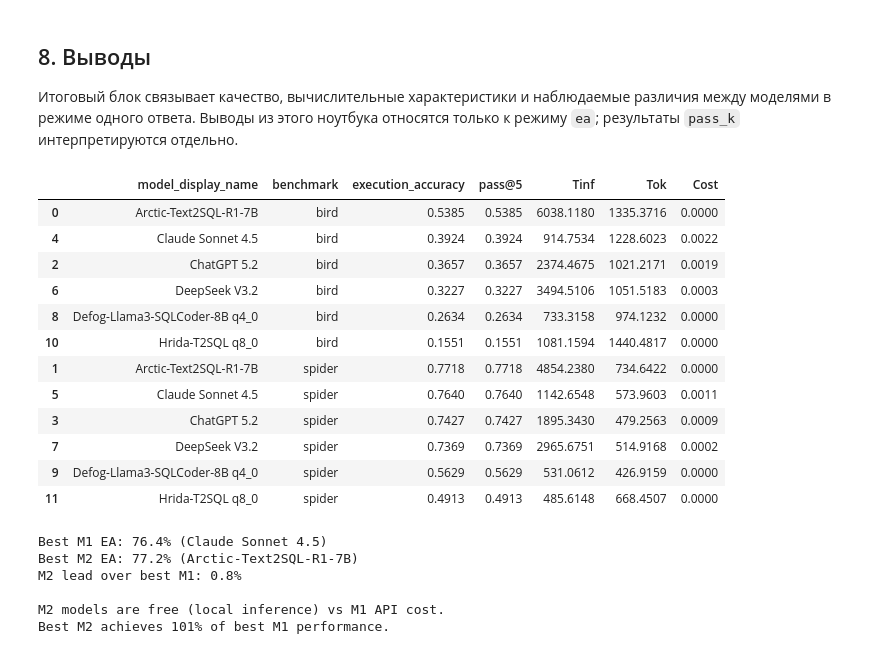
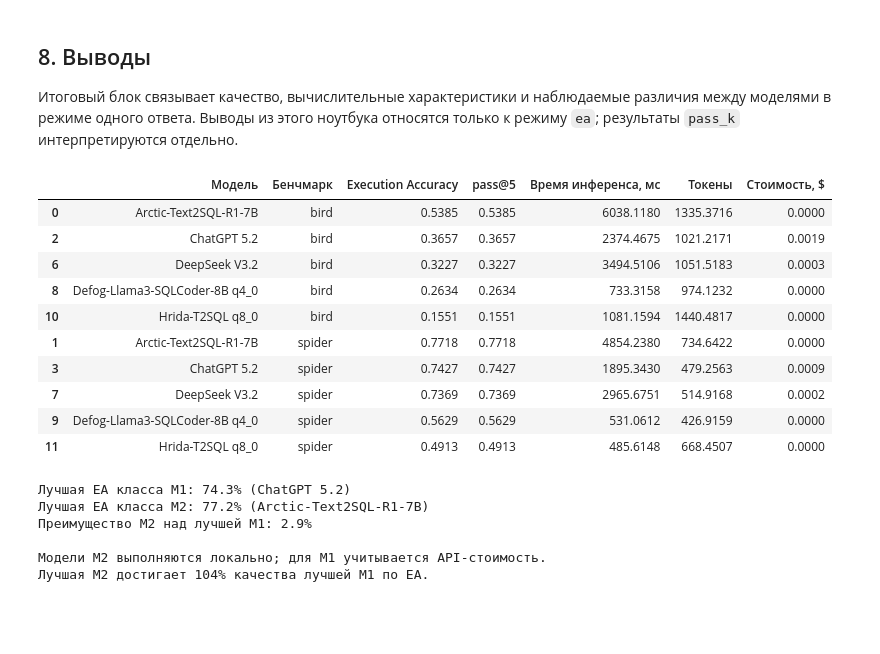
Before and after one commit to countrvl/vkr, a Jupyter notebook: nl2sql/notebooks/01_report_ea.ipynb, the cells around one changed output. Cells and saved outputs as stored; diff of their text form; code cells hidden in the pictures; blank space fills up the shorter version.

```diff
--- a/nl2sql/notebooks/01_report_ea.ipynb
+++ b/nl2sql/notebooks/01_report_ea.ipynb
@@ -884,77 +918,91 @@ else:
 Итоговый блок связывает качество, вычислительные характеристики и наблюдаемые различия между моделями в режиме одного ответа. Выводы из этого ноутбука относятся только к режиму `ea`; результаты `pass_k` интерпретируются отдельно.
 # %%
 from shared.config import load_domain_models
+
+MAIN_REPORT_MODELS = [
+    'ChatGPT 5.2',
+    'DeepSeek V3.2',
+    'Defog-Llama3-SQLCoder-8B q4_0',
+    'Hrida-T2SQL q8_0',
+    'Arctic-Text2SQL-R1-7B',
+]
 
 final_pass_col = pass_metric_cols[-1] if pass_metric_cols else None
 conclusion_cols = ['model_display_name', 'benchmark', 'execution_accuracy', 'Tinf', 'Tok', 'Cost']
 if final_pass_col is not None:
     conclusion_cols.insert(3, final_pass_col)
-conclusions = summary_df[conclusion_cols].copy()
+conclusions = summary_df[summary_df['model_display_name'].isin(MAIN_REPORT_MODELS)][conclusion_cols].copy()
 conclusions = conclusions.sort_values(['benchmark', 'execution_accuracy'], ascending=[True, False])
-display(conclusions.round(4))
+conclusions_display = conclusions.rename(columns={
+    'model_display_name': 'Модель',
+    'benchmark': 'Бенчмарк',
+    'execution_accuracy': 'Execution Accuracy',
+    'Tinf': 'Время инференса, мс',
+    'Tok': 'Токены',
+    'Cost': 'Стоимость, $',
+})
+display(conclusions_display.round(4))
 
 model_catalog = load_domain_models('supports_sql')
 family_by_display_name = {
     (cfg.get('display_name') or cfg.get('name')): ('M1' if key.startswith('m1_') else 'M2')
     for key, cfg in model_catalog.items()
 }
-summary_with_family = summary_df.copy()
+summary_with_family = summary_df[summary_df['model_display_name'].isin(MAIN_REPORT_MODELS)].copy()
 summary_with_family['family'] = summary_with_family['model_display_name'].map(family_by_display_name)
 
 if not summary_with_family.empty and summary_with_family['family'].notna().any():
     best_m1 = summary_with_family.loc[
         summary_with_family['family'] == 'M1', 'execution_accuracy'
     ].max()
     best_m2 = summary_with_family.loc[
         summary_with_family['family'] == 'M2', 'execution_accuracy'
     ].max()
     best_m1_name = first_non_null(
         summary_with_family.loc[
             (summary_with_family['family'] == 'M1') & (summary_with_family['execution_accuracy'] == best_m1),
             'model_display_name',
         ]
     )
     best_m2_name = first_non_null(
         summary_with_family.loc[
             (summary_with_family['family'] == 'M2') & (summary_with_family['execution_accuracy'] == best_m2),
             'model_display_name',
         ]
     )
 
     print()
-    print(f'Best M1 EA: {best_m1:.1%} ({best_m1_name})')
-    print(f'Best M2 EA: {best_m2:.1%} ({best_m2_name})')
+    print(f'Лучшая EA класса M1: {best_m1:.1%} ({best_m1_name})')
+    print(f'Лучшая EA класса M2: {best_m2:.1%} ({best_m2_name})')
     if best_m1 >= best_m2:
         gap = best_m1 - best_m2
-        print(f'Gap M1 - M2: {gap:.1%}')
+        print(f'Разрыв M1 - M2: {gap:.1%}')
         print()
-        print('M2 models are free (local inference) vs M1 API cost.')
-        print(f'Best M2 achieves {best_m2 / best_m1:.0%} of best M1 performance.')
+        print('Модели M2 выполняются локально; для M1 учитывается API-стоимость.')
+        print(f'Лучшая M2 достигает {best_m2 / best_m1:.0%} качества лучшей M1 по EA.')
     else:
         lead = best_m2 - best_m1
-        print(f'M2 lead over best M1: {lead:.1%}')
+        print(f'Преимущество M2 над лучшей M1: {lead:.1%}')
         print()
-        print('M2 models are free (local inference) vs M1 API cost.')
-        print(f'Best M2 achieves {best_m2 / best_m1:.0%} of best M1 performance.')
+        print('Модели M2 выполняются локально; для M1 учитывается API-стоимость.')
+        print(f'Лучшая M2 достигает {best_m2 / best_m1:.0%} качества лучшей M1 по EA.')
 else:
     print('Нет метрик EA для итоговых выводов.')
 # %% [output]
-|  | model_display_name | benchmark | execution_accuracy | pass@5 | Tinf | Tok | Cost |
+|  | Модель | Бенчмарк | Execution Accuracy | pass@5 | Время инференса, мс | Токены | Стоимость, $ |
 | 0 | Arctic-Text2SQL-R1-7B | bird | 0.5385 | 0.5385 | 6038.1180 | 1335.3716 | 0.0000 |
-| 4 | Claude Sonnet 4.5 | bird | 0.3924 | 0.3924 | 914.7534 | 1228.6023 | 0.0022 |
 | 2 | ChatGPT 5.2 | bird | 0.3657 | 0.3657 | 2374.4675 | 1021.2171 | 0.0019 |
 | 6 | DeepSeek V3.2 | bird | 0.3227 | 0.3227 | 3494.5106 | 1051.5183 | 0.0003 |
 | 8 | Defog-Llama3-SQLCoder-8B q4_0 | bird | 0.2634 | 0.2634 | 733.3158 | 974.1232 | 0.0000 |
 | 10 | Hrida-T2SQL q8_0 | bird | 0.1551 | 0.1551 | 1081.1594 | 1440.4817 | 0.0000 |
 | 1 | Arctic-Text2SQL-R1-7B | spider | 0.7718 | 0.7718 | 4854.2380 | 734.6422 | 0.0000 |
-| 5 | Claude Sonnet 4.5 | spider | 0.7640 | 0.7640 | 1142.6548 | 573.9603 | 0.0011 |
 | 3 | ChatGPT 5.2 | spider | 0.7427 | 0.7427 | 1895.3430 | 479.2563 | 0.0009 |
 | 7 | DeepSeek V3.2 | spider | 0.7369 | 0.7369 | 2965.6751 | 514.9168 | 0.0002 |
 | 9 | Defog-Llama3-SQLCoder-8B q4_0 | spider | 0.5629 | 0.5629 | 531.0612 | 426.9159 | 0.0000 |
 | 11 | Hrida-T2SQL q8_0 | spider | 0.4913 | 0.4913 | 485.6148 | 668.4507 | 0.0000 |
-Best M1 EA: 76.4% (Claude Sonnet 4.5)
-Best M2 EA: 77.2% (Arctic-Text2SQL-R1-7B)
-M2 lead over best M1: 0.8%
+Лучшая EA класса M1: 74.3% (ChatGPT 5.2)
+Лучшая EA класса M2: 77.2% (Arctic-Text2SQL-R1-7B)
+Преимущество M2 над лучшей M1: 2.9%
 
-M2 models are free (local inference) vs M1 API cost.
-Best M2 achieves 101% of best M1 performance.
+Модели M2 выполняются локально; для M1 учитывается API-стоимость.
+Лучшая M2 достигает 104% качества лучшей M1 по EA.
```
Also changed, not shown: parts of 2 cells of this notebook, 50 other files.
